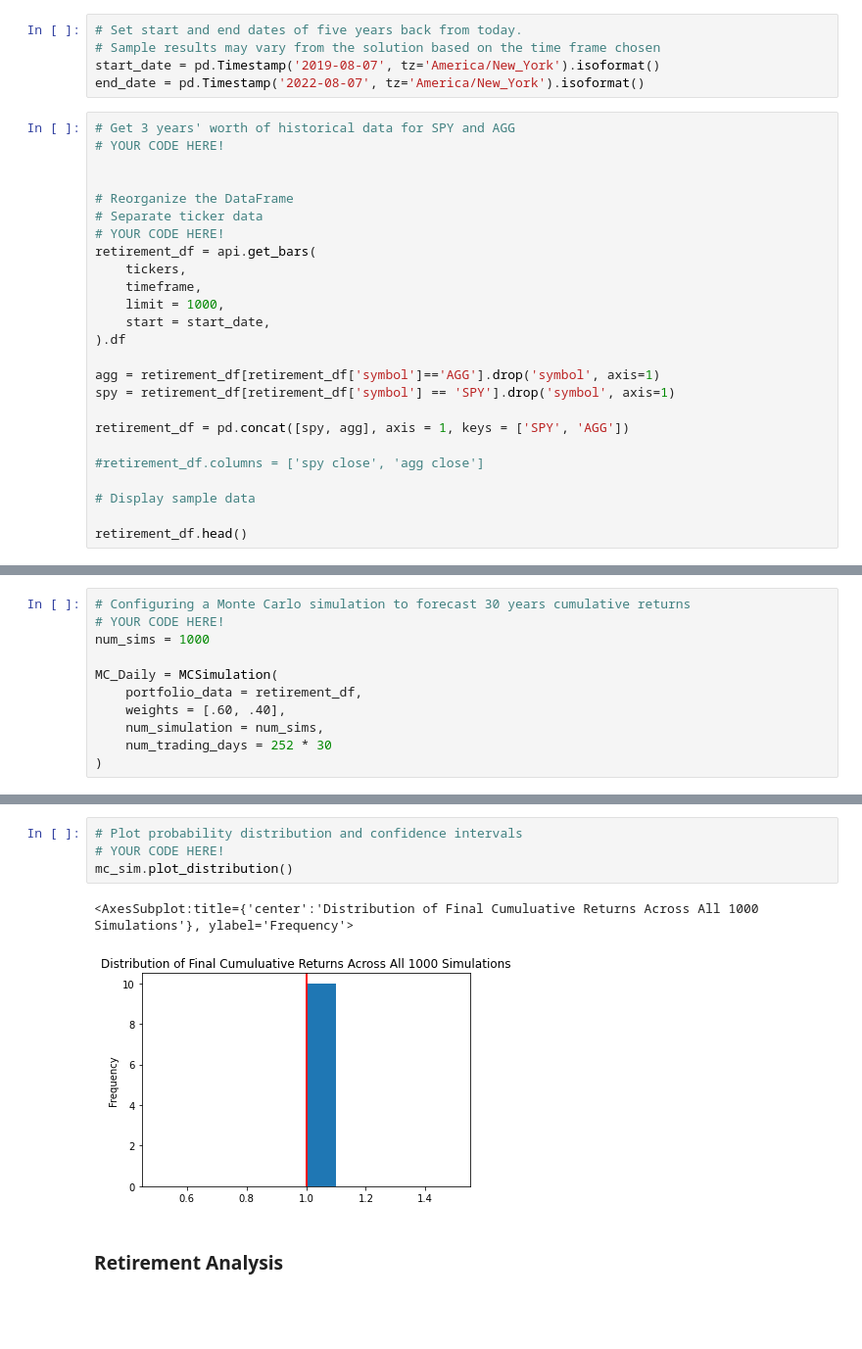
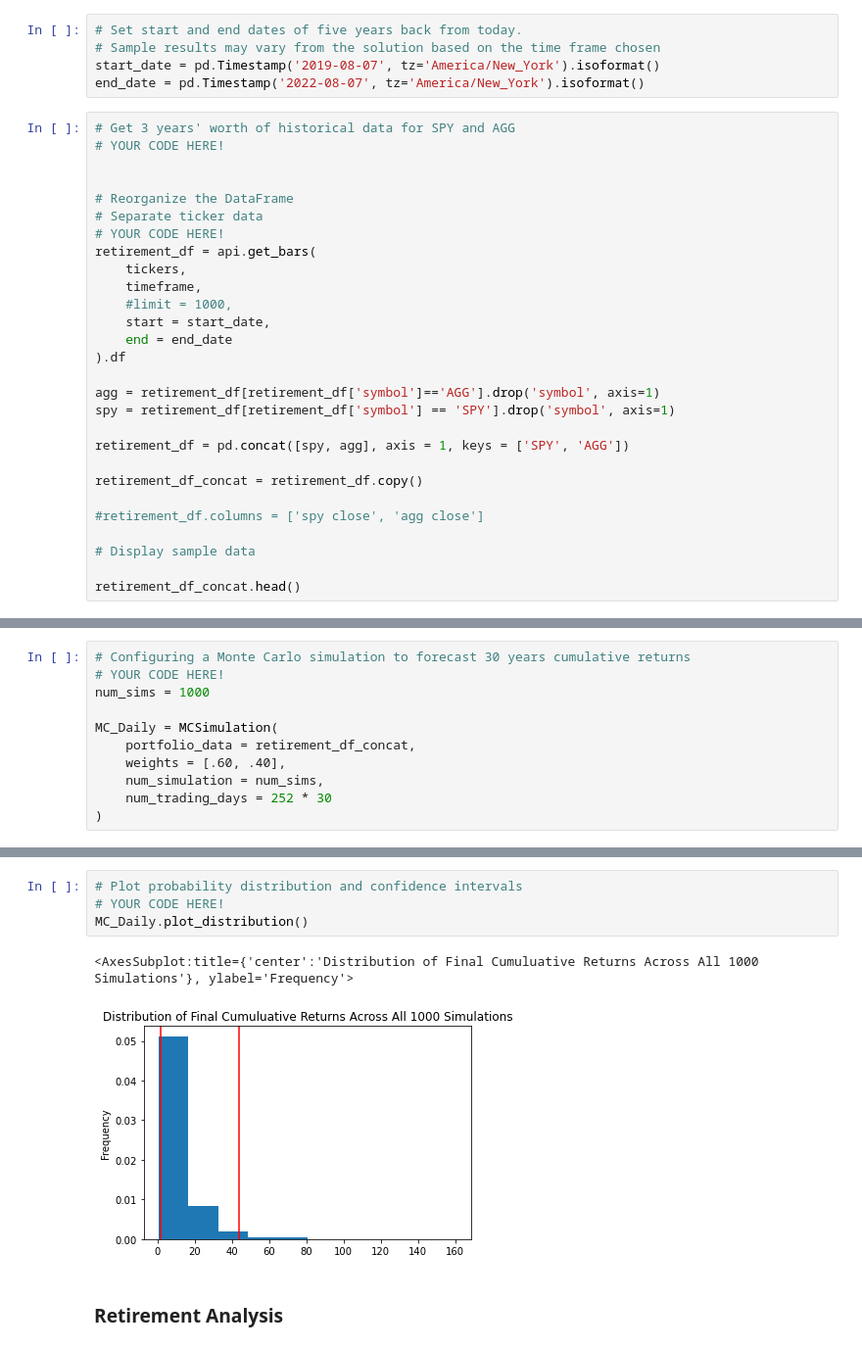
Before and after one commit to LT41/ModuleFive, a Jupyter notebook: financial-planner.ipynb, the cells around one changed output, grey strips where cells are left out. Shown: that part at 98% size. Drawn from its saved outputs; the diff is of its cells as text; blank space fills up the shorter version.

```diff
--- a/financial-planner.ipynb
+++ b/financial-planner.ipynb
@@ -235,8 +235,9 @@ end_date = pd.Timestamp('2022-08-07', tz='America/New_York').isoformat()
 retirement_df = api.get_bars(
     tickers,
     timeframe,
-    limit = 1000,
+    #limit = 1000,
     start = start_date,
+    end = end_date
 ).df
 
 agg = retirement_df[retirement_df['symbol']=='AGG'].drop('symbol', axis=1)
@@ -244,11 +245,13 @@ spy = retirement_df[retirement_df['symbol'] == 'SPY'].drop('symbol', axis=1)
 
 retirement_df = pd.concat([spy, agg], axis = 1, keys = ['SPY', 'AGG'])
 
+retirement_df_concat = retirement_df.copy()
+
 #retirement_df.columns = ['spy close', 'agg close']
 
 # Display sample data
 
-retirement_df.head()
+retirement_df_concat.head()
 # %% [output]
 |  | SPY |  |  |  |  |  |  | AGG |  |  | ... |
 |  | open | high | low | close | volume | trade_count | vwap | open | high | low | ... |
@@ -264,7 +267,7 @@ retirement_df.head()
 num_sims = 1000
 
 MC_Daily = MCSimulation(
-    portfolio_data = retirement_df,
+    portfolio_data = retirement_df_concat,
     weights = [.60, .40],
     num_simulation = num_sims,
     num_trading_days = 252 * 30
@@ -338,10 +341,10 @@ mc_sim.plot_simulation()
 # %%
 # Plot probability distribution and confidence intervals
 # YOUR CODE HERE!
-mc_sim.plot_distribution()
+MC_Daily.plot_distribution()
 # %% [output]
 <AxesSubplot:title={'center':'Distribution of Final Cumuluative Returns Across All 1000 Simulations'}, ylabel='Frequency'>
-[figure, old version]
+[figure, new version]
 # %% [markdown]
 ### Retirement Analysis
 # %%
```
Also changed, not shown: parts of 12 cells of this notebook.
